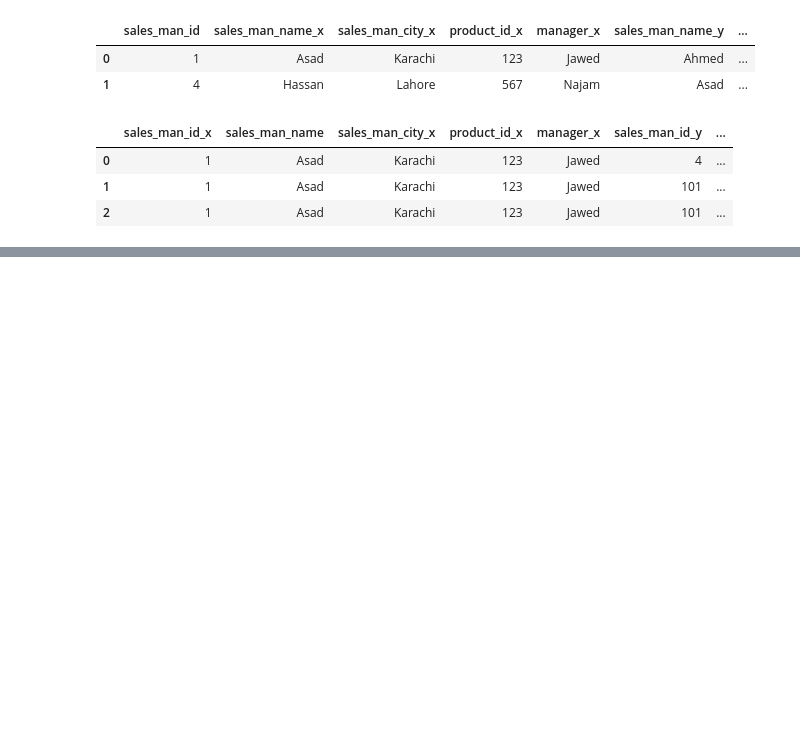
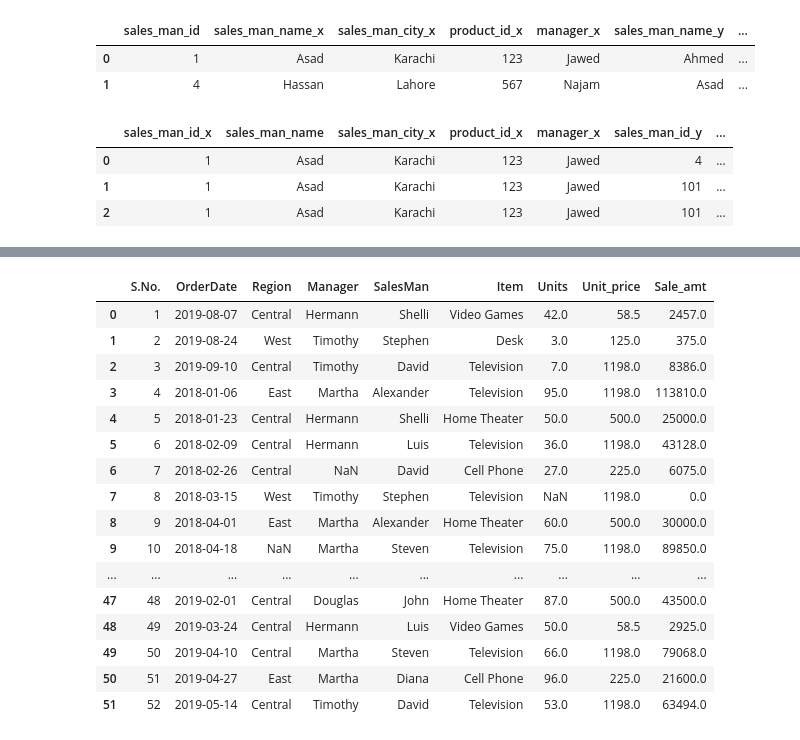
Before and after one commit to Humza134/Pandas, a Jupyter notebook: pandas/Pandas_class_8.ipynb, the cells around one changed output, grey strips where cells are left out. Saved outputs shown, nothing was run; the diff lists cells and outputs as text; code cells hidden in the pictures; blank space fills up the shorter version.

```diff
--- a/pandas/Pandas_class_8.ipynb
+++ b/pandas/Pandas_class_8.ipynb
@@ -142,0 +242,22 @@ pd.merge(data0,data1, how = "inner", on= "sales_man_name")
+# %%
+data = pd.read_excel("/content/SaleData.xlsx")
+# %%
+data
+# %% [output]
+|  | S.No. | OrderDate | Region | Manager | SalesMan | Item | Units | Unit_price | Sale_amt |
+| 0 | 1 | 2019-08-07 | Central | Hermann | Shelli | Video Games | 42.0 | 58.5 | 2457.0 |
+| 1 | 2 | 2019-08-24 | West | Timothy | Stephen | Desk | 3.0 | 125.0 | 375.0 |
+| 2 | 3 | 2019-09-10 | Central | Timothy | David | Television | 7.0 | 1198.0 | 8386.0 |
+| 3 | 4 | 2018-01-06 | East | Martha | Alexander | Television | 95.0 | 1198.0 | 113810.0 |
+| 4 | 5 | 2018-01-23 | Central | Hermann | Shelli | Home Theater | 50.0 | 500.0 | 25000.0 |
+| 5 | 6 | 2018-02-09 | Central | Hermann | Luis | Television | 36.0 | 1198.0 | 43128.0 |
+| 6 | 7 | 2018-02-26 | Central | NaN | David | Cell Phone | 27.0 | 225.0 | 6075.0 |
+| 7 | 8 | 2018-03-15 | West | Timothy | Stephen | Television | NaN | 1198.0 | 0.0 |
+| 8 | 9 | 2018-04-01 | East | Martha | Alexander | Home Theater | 60.0 | 500.0 | 30000.0 |
+| 9 | 10 | 2018-04-18 | NaN | Martha | Steven | Television | 75.0 | 1198.0 | 89850.0 |
+| ... | ... | ... | ... | ... | ... | ... | ... | ... | ... |
+| 47 | 48 | 2019-02-01 | Central | Douglas | John | Home Theater | 87.0 | 500.0 | 43500.0 |
+| 48 | 49 | 2019-03-24 | Central | Hermann | Luis | Video Games | 50.0 | 58.5 | 2925.0 |
+| 49 | 50 | 2019-04-10 | Central | Martha | Steven | Television | 66.0 | 1198.0 | 79068.0 |
+| 50 | 51 | 2019-04-27 | East | Martha | Diana | Cell Phone | 96.0 | 225.0 | 21600.0 |
+| 51 | 52 | 2019-05-14 | Central | Timothy | David | Television | 53.0 | 1198.0 | 63494.0 |
```
Also changed, not shown: parts of 15 cells of this notebook.
